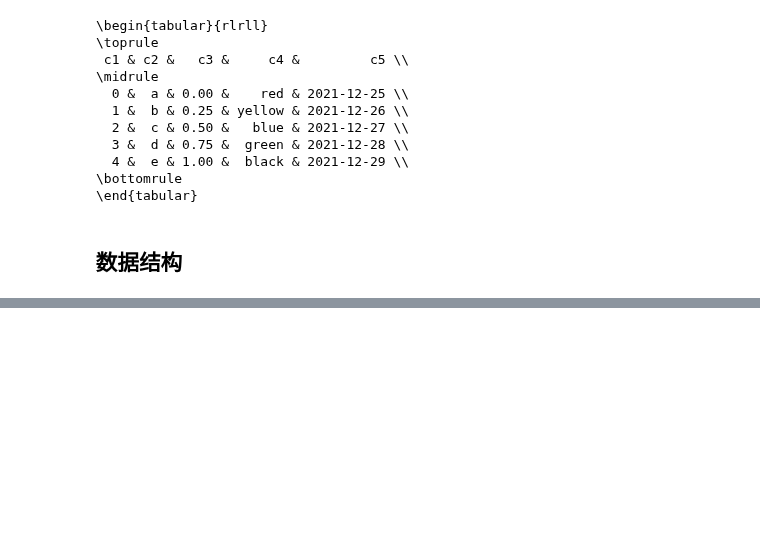
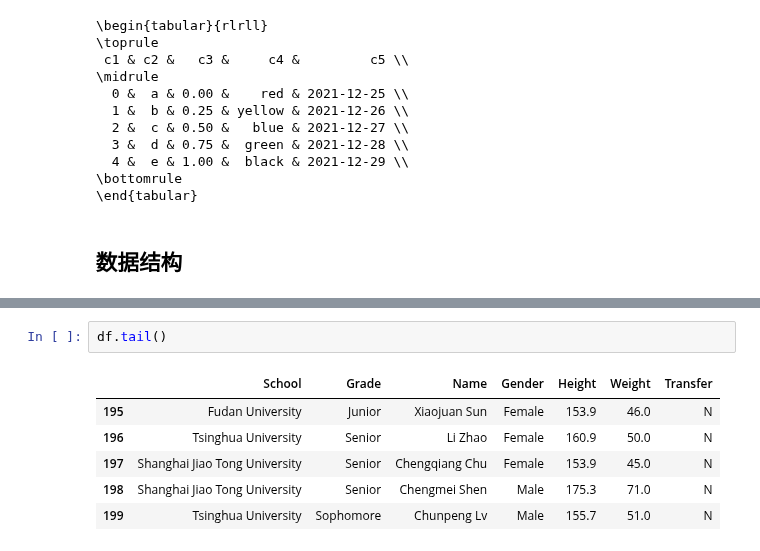
Before and after one commit to backtraxe/tutorials, a Jupyter notebook: pandas基础.ipynb, the cells around one changed output, grey strips where cells are left out. Saved outputs shown, nothing was run; the diff lists cells and outputs as text; blank space fills up the shorter version.

```diff
--- a/pandas基础.ipynb
+++ b/pandas基础.ipynb
@@ -164,0 +332,9 @@ print(df.to_latex(index=False))
+# %%
+df.tail()
+# %% [output]
+|  | School | Grade | Name | Gender | Height | Weight | Transfer |
+| 195 | Fudan University | Junior | Xiaojuan Sun | Female | 153.9 | 46.0 | N |
+| 196 | Tsinghua University | Senior | Li Zhao | Female | 160.9 | 50.0 | N |
+| 197 | Shanghai Jiao Tong University | Senior | Chengqiang Chu | Female | 153.9 | 45.0 | N |
+| 198 | Shanghai Jiao Tong University | Senior | Chengmei Shen | Male | 175.3 | 71.0 | N |
+| 199 | Tsinghua University | Sophomore | Chunpeng Lv | Male | 155.7 | 51.0 | N |
```
Also changed, not shown: parts of 38 cells of this notebook, 4 other files.
